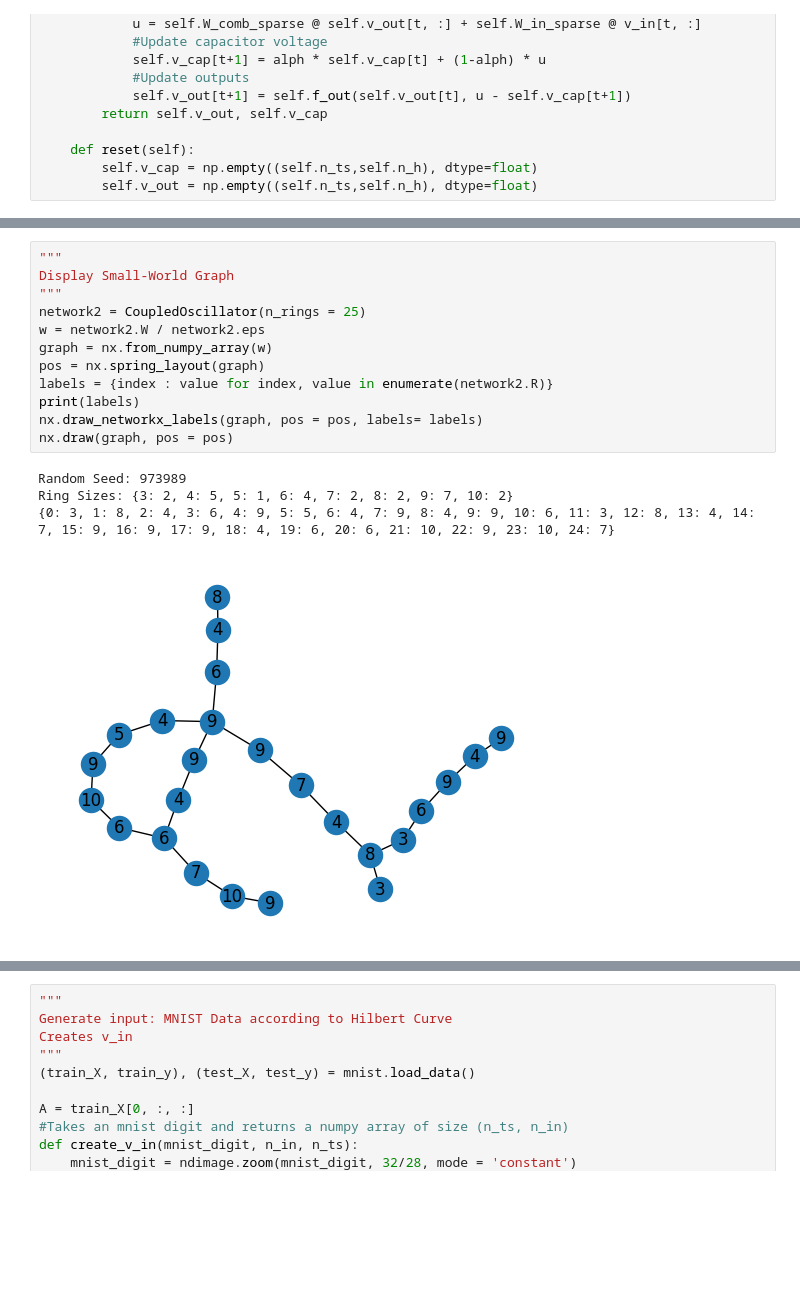
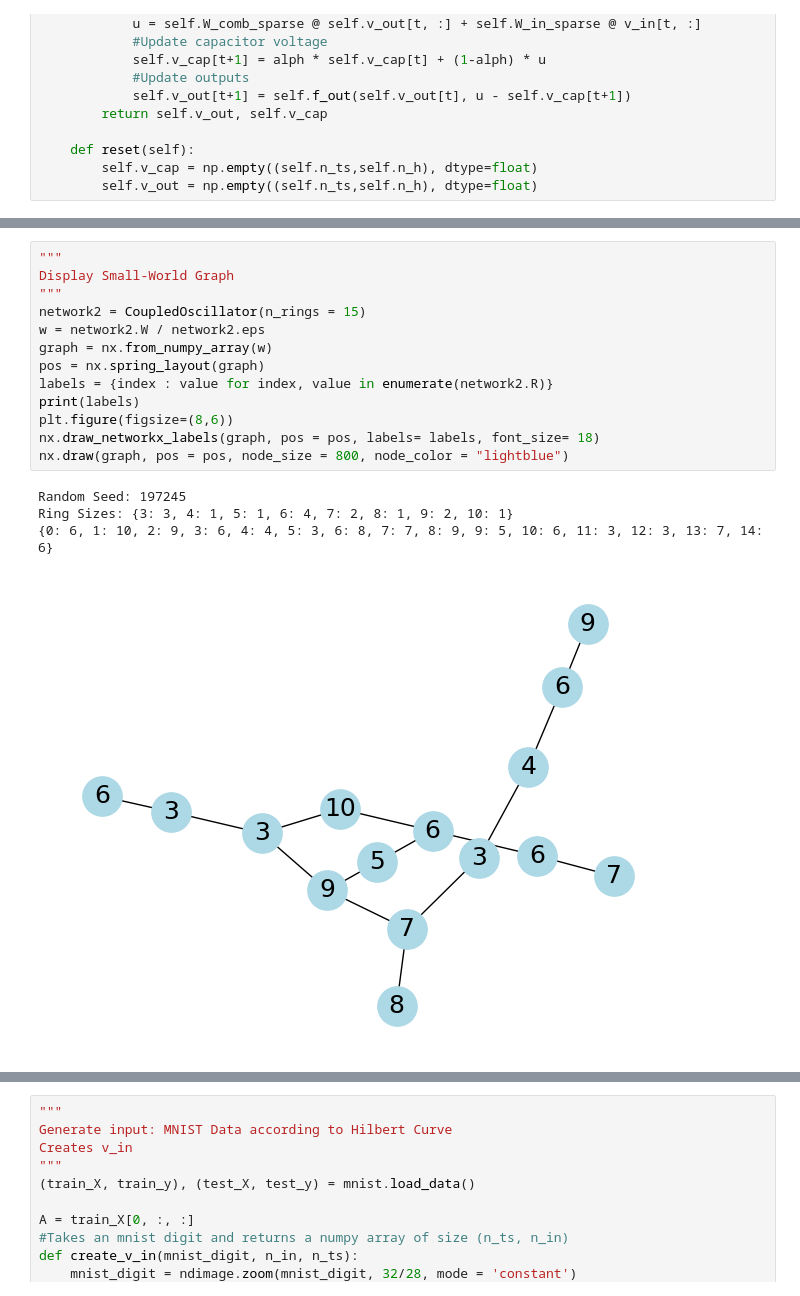
Before and after one commit to ajy-123/coupled_oscillators, a Jupyter notebook: coupled-nv-oscillators-classification-mnist.ipynb, the cells around one changed output, grey strips where cells are left out. Cells and saved outputs as stored; diff of their text form; blank space fills up the shorter version.

Commit message:
changed images for paper

```diff
--- a/coupled-nv-oscillators-classification-mnist.ipynb
+++ b/coupled-nv-oscillators-classification-mnist.ipynb
@@ -221,19 +223,20 @@ plt.show()
 # %%
 """
 Display Small-World Graph
 """
-network2 = CoupledOscillator(n_rings = 25)
+network2 = CoupledOscillator(n_rings = 15)
 w = network2.W / network2.eps
 graph = nx.from_numpy_array(w)
 pos = nx.spring_layout(graph)
 labels = {index : value for index, value in enumerate(network2.R)}
 print(labels)
-nx.draw_networkx_labels(graph, pos = pos, labels= labels)
-nx.draw(graph, pos = pos)
+plt.figure(figsize=(8,6))
+nx.draw_networkx_labels(graph, pos = pos, labels= labels, font_size= 18)
+nx.draw(graph, pos = pos, node_size = 800, node_color = "lightblue")
 # %% [output]
-Random Seed: 973989
-Ring Sizes: {3: 2, 4: 5, 5: 1, 6: 4, 7: 2, 8: 2, 9: 7, 10: 2}
-{0: 3, 1: 8, 2: 4, 3: 6, 4: 9, 5: 5, 6: 4, 7: 9, 8: 4, 9: 9, 10: 6, 11: 3, 12: 8, 13: 4, 14: 7, 15: 9, 16: 9, 17: 9, 18: 4, 19: 6, 20: 6, 21: 10, 22: 9, 23: 10, 24: 7}
+Random Seed: 197245
+Ring Sizes: {3: 3, 4: 1, 5: 1, 6: 4, 7: 2, 8: 1, 9: 2, 10: 1}
+{0: 6, 1: 10, 2: 9, 3: 6, 4: 4, 5: 3, 6: 8, 7: 7, 8: 9, 9: 5, 10: 6, 11: 3, 12: 3, 13: 7, 14: 6}
-[figure, old version]
+[figure, new version]
 # %%
 # Assuming CoupledOscillator is already initialized as `oscillator`
```
Also changed, not shown: parts of 5 cells of this notebook, 2 other files.
